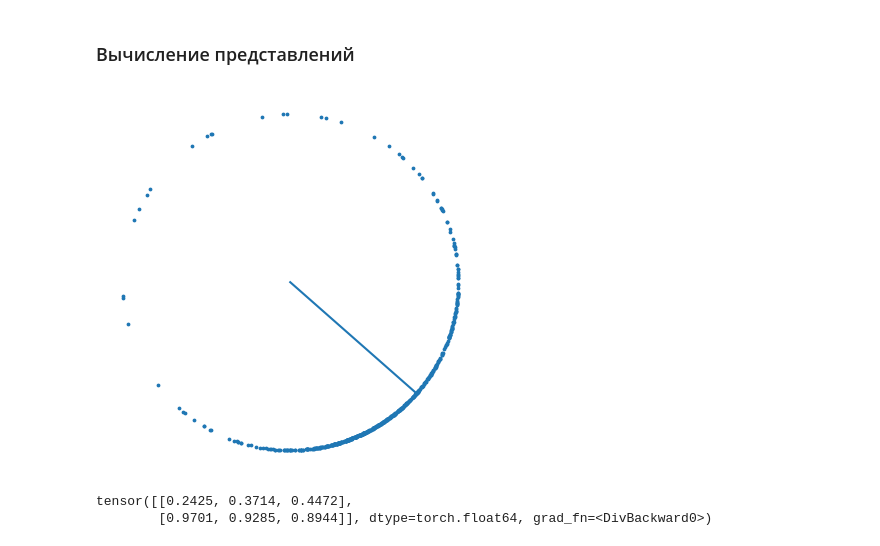
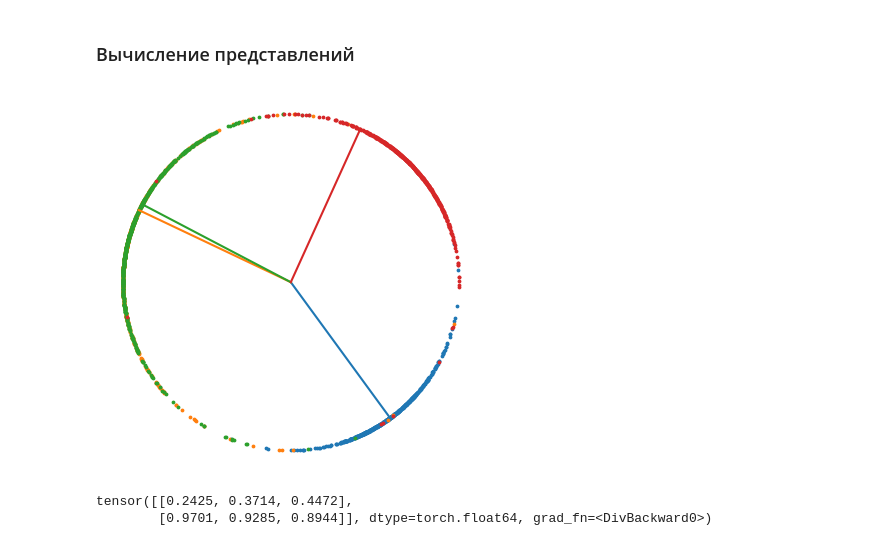
Before and after one commit to Leonid-Erlygin/seminars, a Jupyter notebook: spring_2023/homeworks/homework_2/homework_2.ipynb, the cells around one changed output. Drawn from its saved outputs; the diff is of its cells as text; code cells hidden in the pictures.

Commit message:
train

```diff
--- a/spring_2023/homeworks/homework_2/homework_2.ipynb
+++ b/spring_2023/homeworks/homework_2/homework_2.ipynb
@@ -188,7 +188,7 @@ class MetricLearningModel(pl.LightningModule):
         self.backbone = backbone
         self.loss = loss
         self.softmax_weights = torch.nn.Parameter(
-            torch.normal(0, 1, size=(2, num_labels)), requires_grad=True
+            torch.normal(0, 10, size=(2, num_labels)), requires_grad=True
         )
 
     def forward(self, x):
@@ -257,7 +257,7 @@ You are using a CUDA device ('NVIDIA A10') that has Tensor Cores. To properly ut
 # %%
 backbone_model = iresnet50_normalized(num_features=2)
 softmax_loss = torch.nn.CrossEntropyLoss()
-checkpoint_path = "/app/spring_2023/homeworks/homework_2/outputs/softmax_train/lightning_logs/version_10/checkpoints/epoch=4-step=45.ckpt"
+checkpoint_path = "/app/spring_2023/homeworks/homework_2/outputs/softmax_train/lightning_logs/version_12/checkpoints/epoch=9-step=90.ckpt"
 softmax_model = MetricLearningModel.load_from_checkpoint(
     num_labels=num_people,
     backbone=backbone_model,
@@ -301,19 +301,19 @@ softmax_weights = F.normalize(softmax_weights, dim=0).numpy()
 # %%
 import matplotlib.pyplot as plt
 
-max_classes = 1
+max_classes = 4
 for i, (weight, color) in enumerate(zip(softmax_weights.T, colors)):
     points = predicted_features[image_labels == i]
     x, y = [0, weight[0]], [0, weight[1]]
     plt.plot(x, y, marker="", c=color)
     plt.scatter(points[:, 0], points[:, 1], color=color, s=3)
     if i == (max_classes - 1):
         break
 plt.gca().set_aspect("equal")
 plt.axis("off")
 plt.show()
 # %% [output]
-[figure, old version]
+[figure, new version]
 # %%
 a_np = np.array([[1, 2, 3], [4, 5, 6]])
 a = torch.nn.Parameter(
```
Also changed, not shown: parts of 3 cells of this notebook.
